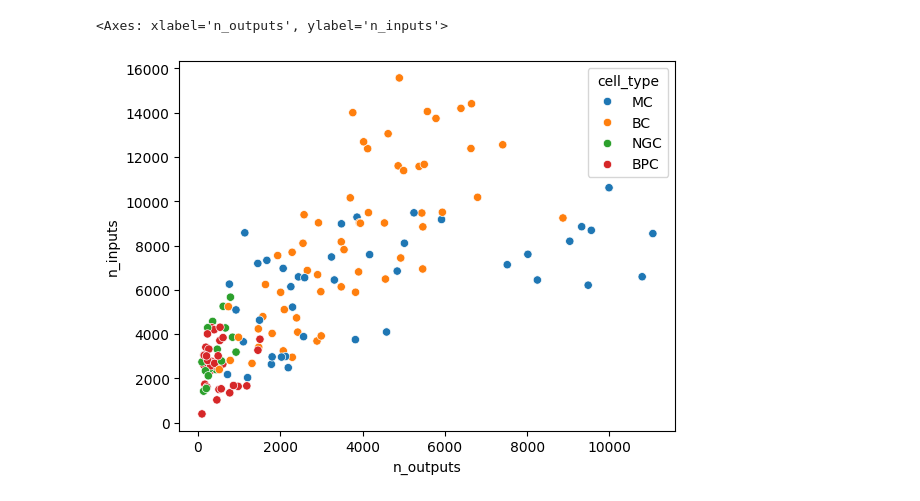
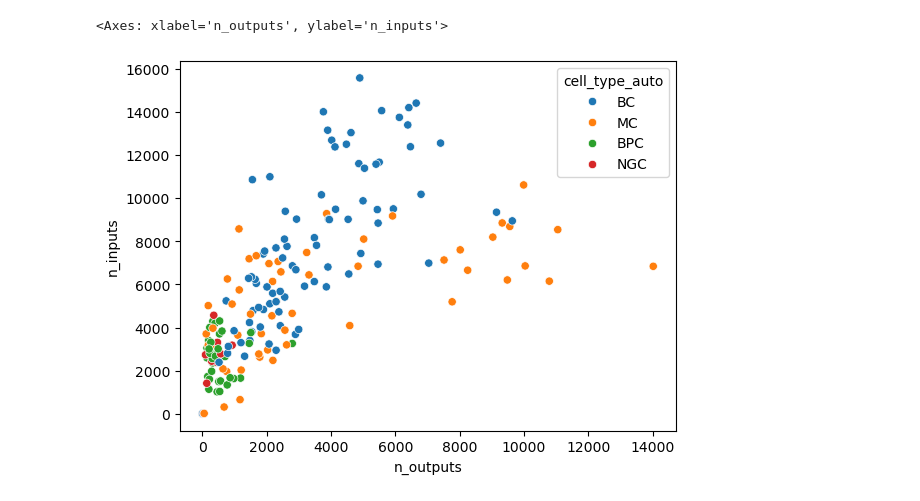
Before and after one commit to sdorkenw/MICrONS_workshop_CNC_forum, a Jupyter notebook: tutorials/Exercise_3_inhibitory_in_out_degree_solutions.ipynb, the cells around one changed output. Cells and saved outputs as stored; diff of their text form; code cells hidden in the pictures.

```diff
--- a/tutorials/Exercise_3_inhibitory_in_out_degree_solutions.ipynb
+++ b/tutorials/Exercise_3_inhibitory_in_out_degree_solutions.ipynb
@@ -23,0 +12,4 @@ print(len(inh_neurons), len(inh_neuron_out), len(inh_neuron_in))
+# %%
+# Paths to compiled data for this workshop
+syn_data_url = "https://github.com/sdorkenw/MICrONS_workshop_CNC_forum/raw/refs/heads/main/data/synapses_proofread_V1_neurons_1293.feather"
+cell_data_url = "https://github.com/sdorkenw/MICrONS_workshop_CNC_forum/raw/refs/heads/main/data/cell_info_1293.feather"
@@ -23,0 +67,16 @@ print(len(inh_neurons), len(inh_neuron_out), len(inh_neuron_in))
+# %%
+# Load cell_df
+cell_df = pd.read_feather(cell_data_url)
+
+# Load syn_df
+syn_df = pd.read_feather(syn_data_url)
+
+# Get the proofread root ids of the inhibitory cells
+proof_I_root_ids = np.array(cell_df[np.array(cell_df["proofreading_strategy"] != "") & np.array(cell_df["coarse_cell_type_auto"] == "I")]["pt_root_id"])
+# %%
+# Filter outputs of the inhibitory neurons
+inh_neuron_out = filter_synapse_table(syn_df, pre_root_ids=proof_I_root_ids)
+
+# Filter inputs to the inhibitory neurons
+inh_neuron_in = filter_synapse_table(syn_df, post_root_ids=proof_I_root_ids)
+print(len(proof_I_root_ids), len(inh_neuron_out), len(inh_neuron_in))
@@ -30,9 +91,15 @@ Using group-bys and merges, construct a dataframe that contains a pt_root_id, it
 Make a scatter plot of the number of inputs versus the number of outputs colored by cell type.  Do any cell types show a significant relationship?
 </div>
 # %%
+# Groupby 'pre_pt_root_id'
 output_series = inh_neuron_out.groupby('pre_pt_root_id')['size'].count()
 output_series.name = 'n_outputs'
+
+# Groupby 'post_pt_root_id'
 input_series = inh_neuron_in.groupby('post_pt_root_id')['size'].count()
 input_series.name='n_inputs'
+
+# Combine input and output series with cell type, on 'pt_root_id'
 in_out_df = pd.DataFrame([output_series, input_series]).T
-in_out_df=in_out_df.merge(inh_neurons_df[['pt_root_id', 'cell_type']], left_index=True, right_on='pt_root_id')
+in_out_df=in_out_df.merge(cell_df[['pt_root_id', 'cell_type_auto']], left_index=True, right_on='pt_root_id')
+in_out_df.head()
@@ -39,6 +113,7 @@ in_out_df=in_out_df.merge(inh_neurons_df[['pt_root_id', 'cell_type']], left_inde
 # %%
+# Plot scatter of output v inputs. Tip: include cell type as 'hue'
 f, ax = plt.subplots()
-sns.scatterplot(x='n_outputs', y='n_inputs', hue='cell_type',palette ='tab10', data = in_out_df)
+sns.scatterplot(x='n_outputs', y='n_inputs', hue='cell_type_auto',palette ='tab10', data = in_out_df)
 # %% [output]
 <Axes: xlabel='n_outputs', ylabel='n_inputs'>
-[figure, old version]
+[figure, new version]
```
Also changed, not shown: parts of 10 cells of this notebook, 4 other files.
